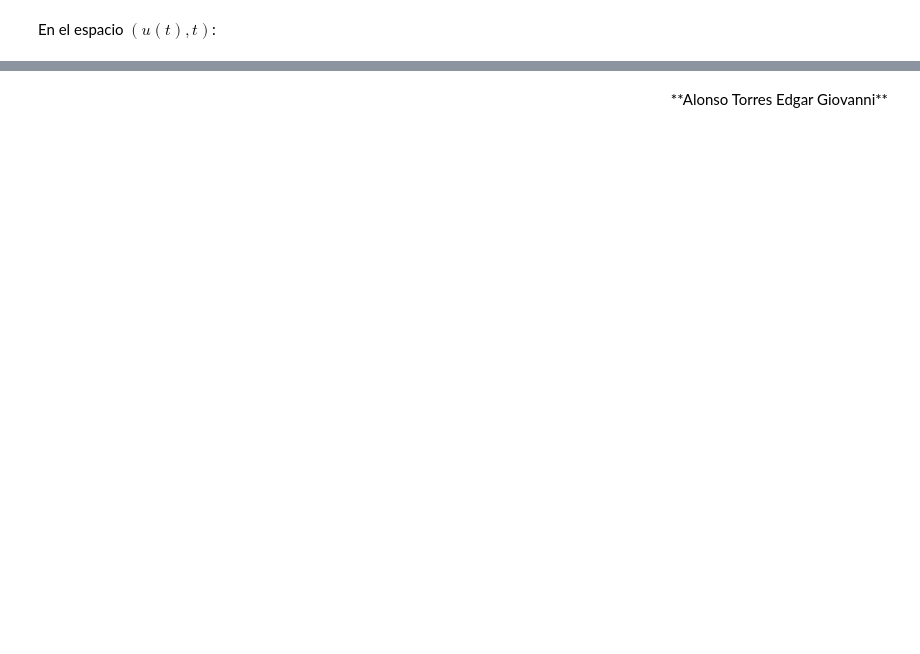
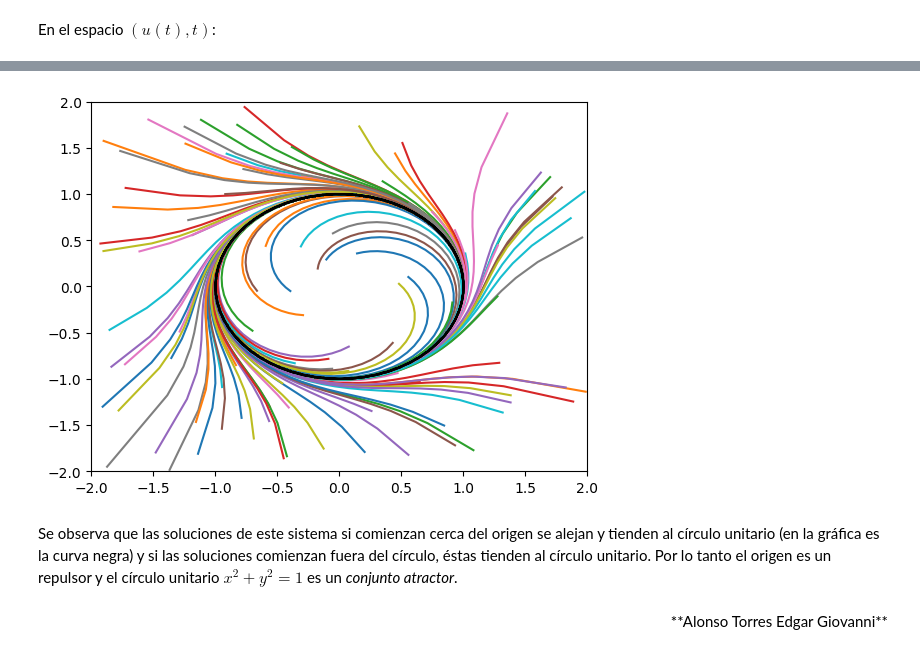
Before and after one commit to Giovanni-Alonso-Torres/Fisica_Computacional_Alonso_Torres, a Jupyter notebook: Tarea_14.ipynb, the cells around one changed output, grey strips where cells are left out. Drawn from its saved outputs; the diff is of its cells as text; code cells hidden in the pictures; blank space fills up the shorter version.

Commit message:
Tarea 14, sistemas dinamicos no lineales (agregado ejercicio 3)

```diff
--- a/Tarea_14.ipynb
+++ b/Tarea_14.ipynb
@@ -144,2 +152,20 @@ end
+# %%
+G(x,t)=[x[1]+x[2]-x[1].*(x[1].^2+x[2].^2),-x[1]+x[2]-x[2].*(x[1].^2+x[2].^2)]
+lista=0:0.1:20;  # Paso h=0.01
+for i in 1:100
+    a=2*(2*rand(1)-1)
+    b=2*(2*rand(1)-1)
+    vector=RK_4(G,lista,[a,b]);
+    lista_x1=map(x->x[1],vector);
+    lista_x2=map(x->x[2],vector);
+    plot(lista_x1,lista_x2)
+    plot(cos.(lista),sin.(lista),color="black")
+    xlim([-2,2])
+    ylim([-2,2])
+end
+# %% [output]
+[figure, added]
+# %% [markdown]
+Se observa que las soluciones de este sistema si comienzan cerca del origen se alejan y tienden al círculo unitario (en la gráfica es la curva negra) y si las soluciones comienzan fuera del círculo, éstas tienden al círculo unitario. Por lo tanto el origen es un repulsor y el círculo unitario $x^{2}+y^{2}=1$ es un _conjunto atractor_.
 # %% [markdown]
 <div align="right" style="text-indent:0.5cm">**Alonso Torres Edgar Giovanni**</div>
```
Also changed, not shown: parts of 7 cells of this notebook.
